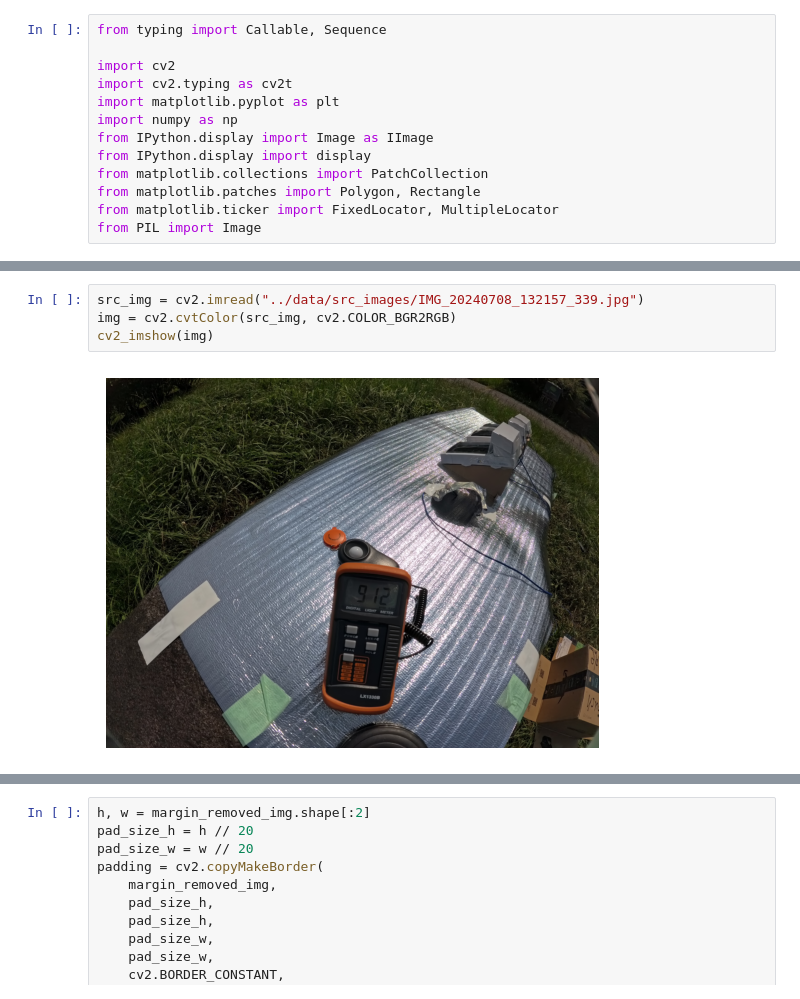
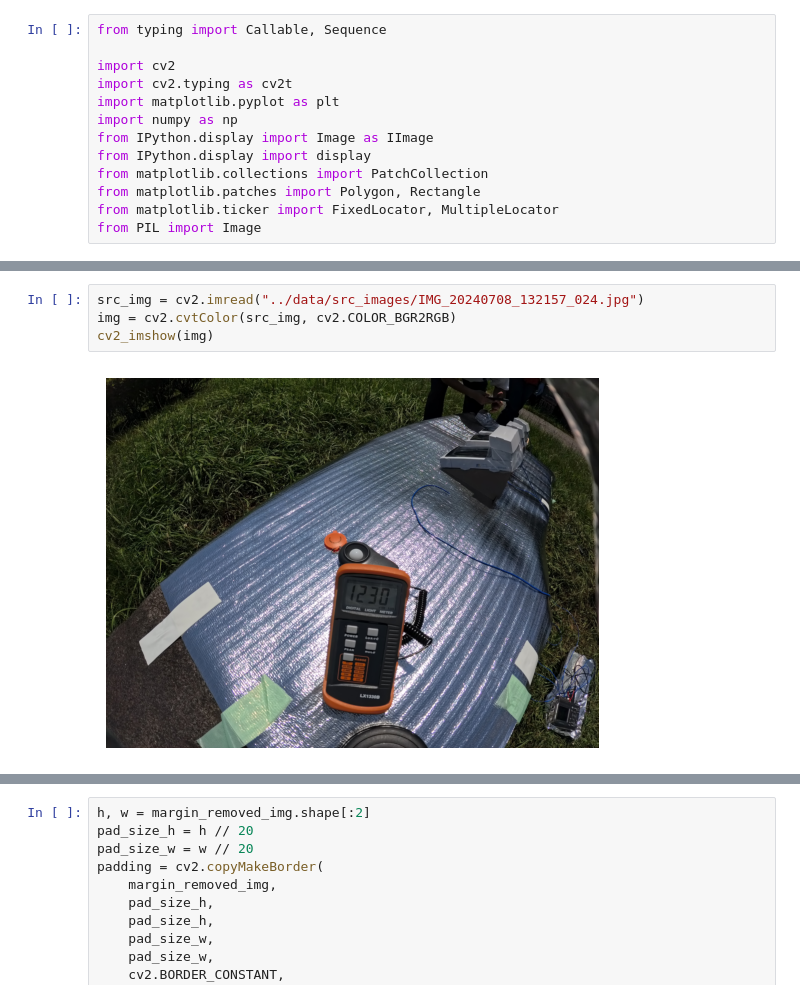
Before and after one commit to RyuichiShinseiB/ExtractDigit, a Jupyter notebook: notebook/extracting_from_image.ipynb, the cells around one changed output, grey strips where cells are left out. Saved outputs shown, nothing was run; the diff lists cells and outputs as text.

```diff
--- a/notebook/extracting_from_image.ipynb
+++ b/notebook/extracting_from_image.ipynb
@@ -25,9 +108,9 @@ def cv2_imshow(img: np.ndarray) -> None:
 # %%
-src_img = cv2.imread("../data/src_images/IMG_20240708_132157_339.jpg")
+src_img = cv2.imread("../data/src_images/IMG_20240708_132157_024.jpg")
 img = cv2.cvtColor(src_img, cv2.COLOR_BGR2RGB)
 cv2_imshow(img)
 # %% [output]
-[figure, old version]
+[figure, new version]
 # %%
 img_gray = cv2.cvtColor(src_img, cv2.COLOR_BGR2GRAY)
 cv2_imshow(img_gray)
```
Also changed, not shown: parts of 17 cells of this notebook.
